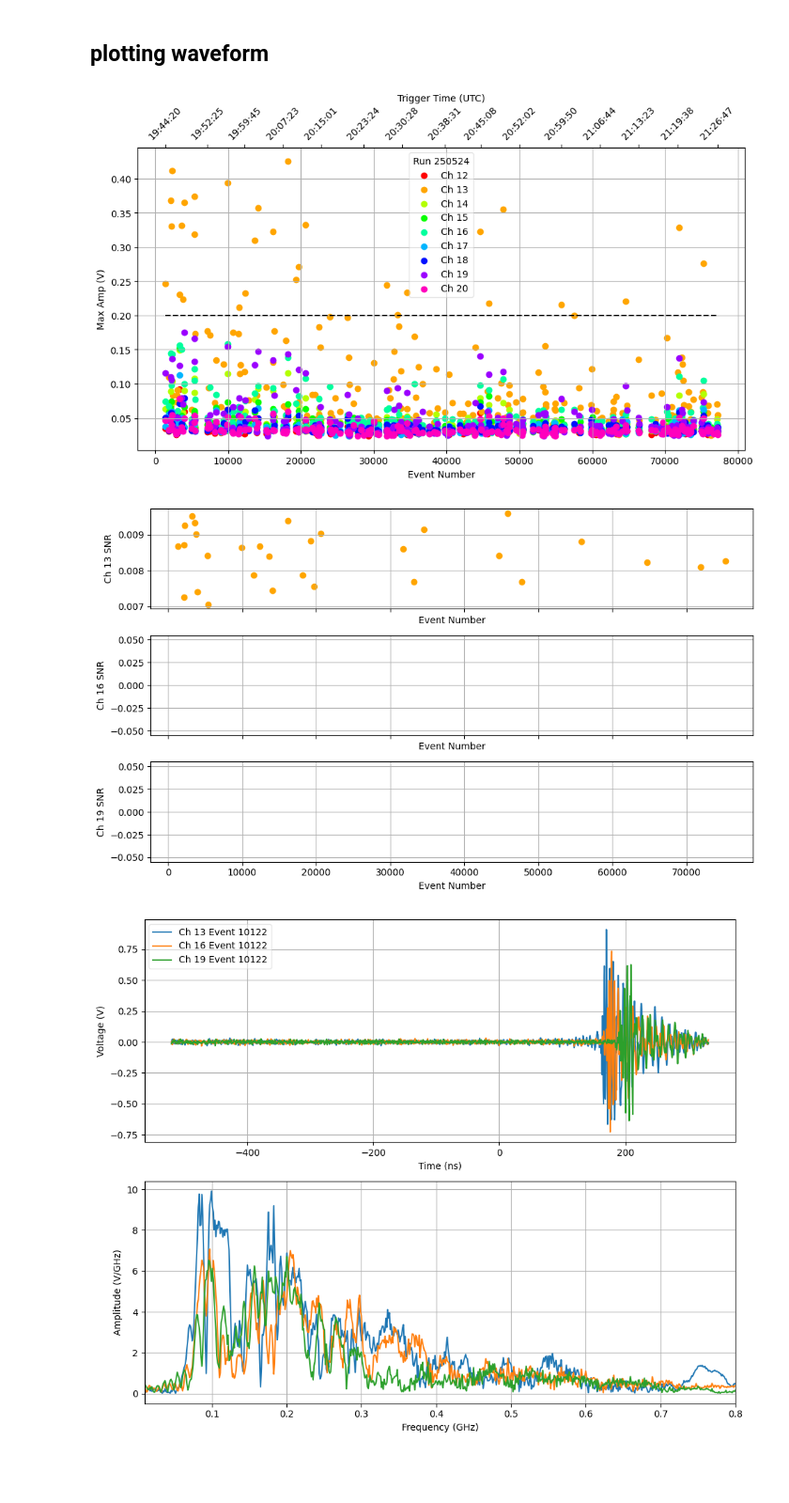
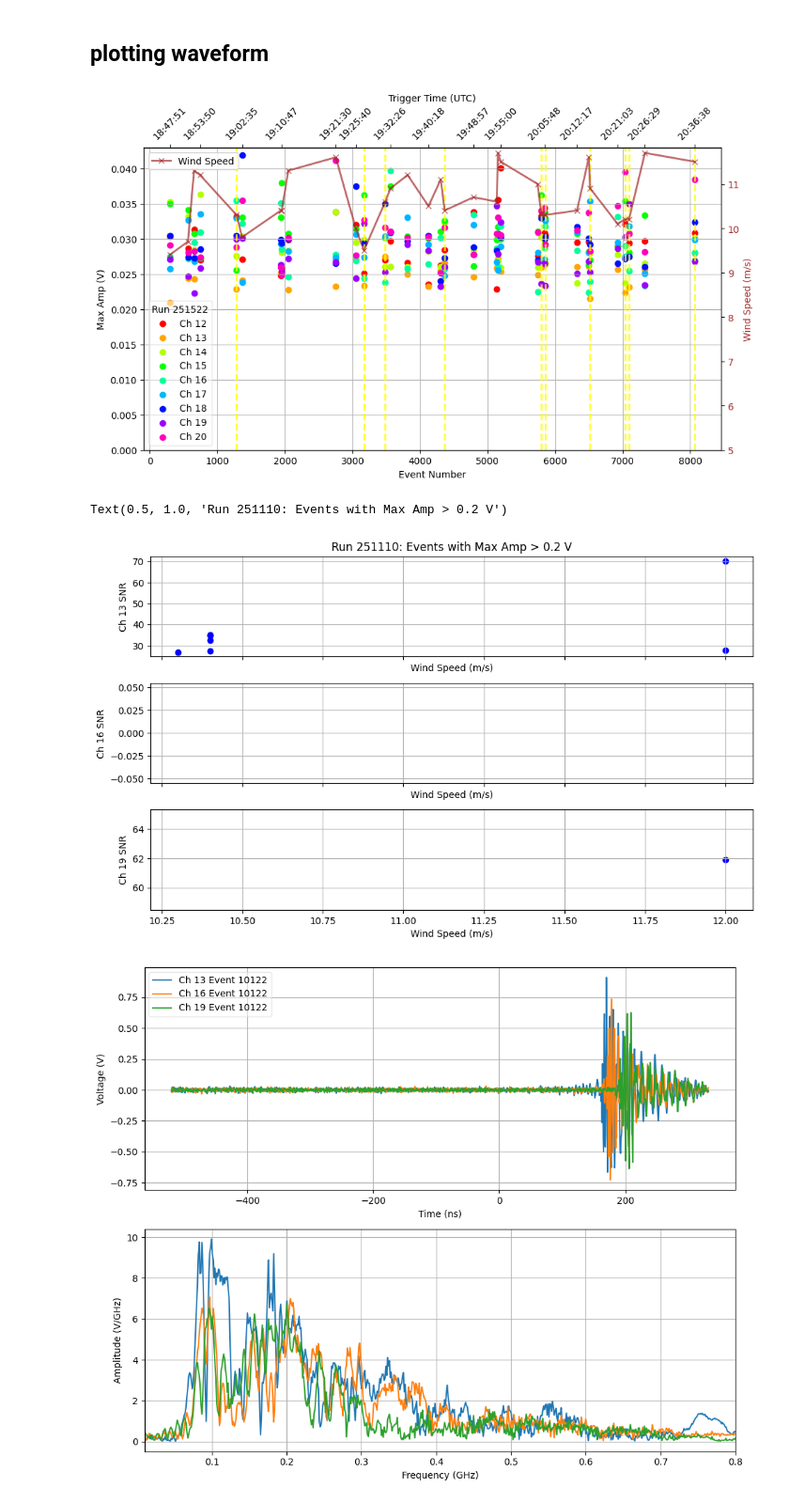
Before and after one commit to sanyukta13/rno_code, a Jupyter notebook: triboelectric/read_root.ipynb, the cells around one changed output. Shown at 94% size. Cells and saved outputs as stored; diff of their text form; code cells hidden in the pictures; blank space fills up the shorter version.

```diff
--- a/triboelectric/read_root.ipynb
+++ b/triboelectric/read_root.ipynb
@@ -134,23 +193,41 @@ WARNING - 2025-10-24 10:53:09,134 - NuRadioReco.RNO_G.channelBlockOffsetFitter -
 # %% [markdown]
 ## plotting waveform
 # %%
+from get_summit_weather_data.weather_reader import WeatherData
+wd = WeatherData(years=[2025], use_official=True, use_unofficial=True)
+
 runs = list(events.keys())
-run_id = 2
+run_id = 11
 trig_times = {}
+trig_types = {}
+wind_speeds = {}
 for eve in eve_times[runs[run_id]].keys():
     if eve_times[runs[run_id]][eve]['eventNumber'] in events[runs[run_id]]:
         trig_times[eve_times[runs[run_id]][eve]['eventNumber']] = eve_times[runs[run_id]][eve]['triggerTime']
+        trig_types[eve_times[runs[run_id]][eve]['eventNumber']] = eve_times[runs[run_id]][eve]['triggerType']
+        wind_speeds[eve_times[runs[run_id]][eve]['eventNumber']] = wd.getWindSpeed(datetime.fromtimestamp(eve_times[runs[run_id]][eve]['triggerTime'], tz=timezone.utc))
 
 trig_t = np.array([trig_times[k] for k in trig_times.keys()])
 trig_dates = [datetime.fromtimestamp(ts, tz=timezone.utc) for ts in trig_t]
+# trig_types
 # %%
 # Create the main plot
 fig, ax1 = plt.subplots(figsize=(10, 6))
 colors = cm.hsv(np.linspace(0, 1, len(lpdas)+1))
+
+# Add vertical lines for RADIANT0 trigger events
+for eve_num in events[runs[run_id]]:
+    if trig_types.get(eve_num) == 'RADIANT0':
+        ax1.axvline(x=eve_num, color='pink', linestyle='--', alpha=0.8, linewidth=2.0)
+    if trig_types.get(eve_num) == 'RADIANT1':
+        ax1.axvline(x=eve_num, color='yellow', linestyle='--', alpha=0.8, linewidth=2.0)
+
 for ch, color in zip(lpdas, colors):
     max_adc = [np.max(volts[runs[run_id]][eve][ch]) for eve in range(len(volts[runs[run_id]]))]
     ax1.scatter(events[runs[run_id]], max_adc, label=f'Ch {ch}', color=color)
 
+
+ax1.set_ylim(0,)
 ax1.set_xlabel('Event Number')
 ax1.set_ylabel('Max Amp (V)')
 ax1.legend(fancybox=True, framealpha=0.5, title=f'Run {runs[run_id]}')
@@ -181,34 +258,43 @@ tick_labels = []
 actual_tick_positions = []
 
 for pos in tick_positions:
     # Find the closest event number to this position
     closest_event = min(event_range, key=lambda x: abs(x - pos))
     actual_tick_positions.append(closest_event)
 
     # Get the corresponding timestamp
     timestamp_str = event_to_time_map[closest_event].strftime('%H:%M:%S')
     tick_labels.append(timestamp_str)
 
 # Remove duplicates while preserving order
 seen = set()
 final_positions = []
 final_labels = []
 for pos, label in zip(actual_tick_positions, tick_labels):
     if pos not in seen:
         seen.add(pos)
         final_positions.append(pos)
         final_labels.append(label)
 
 ax2.set_xticks(final_positions)
 ax2.set_xticklabels(final_labels, rotation=45)
 ax2.set_xlabel('Trigger Time (UTC)')
 thresh = 0.2
 ax1.hlines(y=thresh, xmin=events[runs[run_id]][0], xmax=events[runs[run_id]][-1], color='black', linestyle='--', label='Threshold (0.2 V)')
 
+# Create secondary y-axis on the right for windspeed
+ax3 = ax1.twinx()
+wind_speeds_list = [wind_speeds[k] for k in events[runs[run_id]]]
+ax3.plot(events[runs[run_id]], wind_speeds_list, color='brown', linewidth=2, label='Wind Speed', alpha=0.7, marker='x')
+ax3.set_ylim(5,)
+ax3.set_ylabel('Wind Speed (m/s)', color='brown')
+ax3.tick_params(axis='y', labelcolor='brown')
+ax3.legend()
+
 plt.tight_layout()
 plt.show()
 # %% [output]
-[figure, old version]
+[figure, new version]
 # %%
 from NuRadioReco.utilities.fft import time2freq, freq2time, freqs
 thresh = 0.2
@@ -225,21 +311,24 @@ for ch in lpdas:
         snr[ch][id] = vpk_pk / noise[ch][id]
 
 fig,ax = plt.subplots(3,1, figsize=(10,6), sharex=True)
-for i, ch in enumerate([13, 16, 19]):
+for i, ch in enumerate([13,16,19]):
     eve_nums = [events[runs[run_id]][id] for id in snr[ch].keys()]
-    # ax[i].plot(eve_nums, list(snr[ch].values()), label=f'SNR', ls='--', color='grey')
-    # ax[i].scatter(eve_nums, list(snr[ch].values()), label=f'SNR', color='blue')
-    ax[i].scatter(eve_nums, list(noise[ch].values()), label=f'Noise', color='orange')
+    ws = [wind_speeds[events[runs[run_id]][id]] for id in snr[ch].keys()]
+    # ax[i].plot(ws, list(snr[ch].values()), label=f'SNR', ls='--', color='grey')
+    ax[i].scatter(ws, list(snr[ch].values()), label=f'SNR', color='blue')
+    # ax[i].scatter(ws, list(noise[ch].values()), label=f'Noise', color='orange')
     # ax[i].set_xlim(7000,)
-    ax[i].set_xlabel('Event Number')
+    ax[i].set_xlabel('Wind Speed (m/s)')
     ax[i].set_ylabel(f'Ch {ch} SNR')
     ax[i].grid()
 plt.tight_layout()
+ax[0].set_title(f'Run {runs[run_id]}: Events with Max Amp > {thresh} V')
 # plot the corresponding timestamps on top x-axis in ax[0]
 # ax2 = ax[0].twiny()
 # ax2.set_xlim(ax[0].get_xlim())
 # %% [output]
+Text(0.5, 1.0, 'Run 251110: Events with Max Amp > 0.2 V')
-[figure, old version]
+[figure, new version]
 # %%
 # event_num = np.uint32(10122)
 fig, ax = plt.subplots(2,1, figsize=(10, 8))
```
Also changed, not shown: parts of 9 cells of this notebook, 2 other files.
